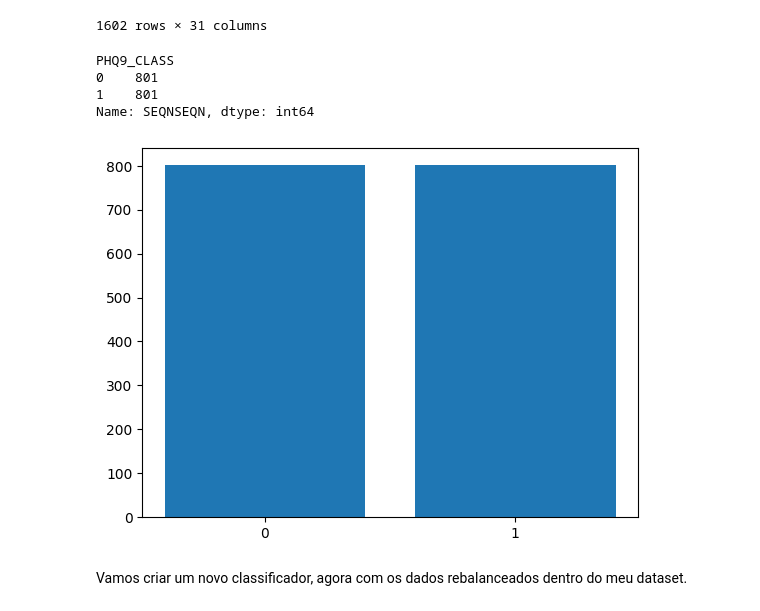
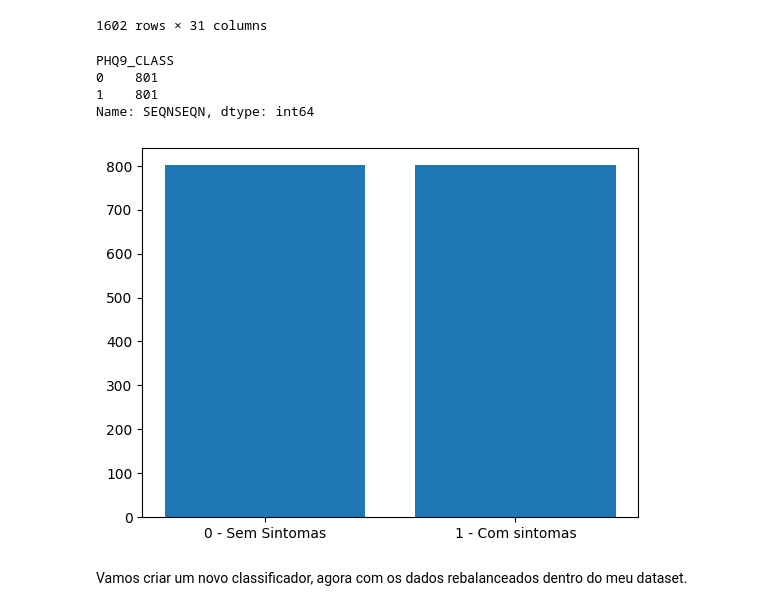
Before and after one commit to LuizAlbino/nhnes-data-project, a Jupyter notebook: logistic-regression.ipynb, the cells around one changed output. Saved outputs shown, nothing was run; the diff lists cells and outputs as text; code cells hidden in the pictures.

```diff
--- a/logistic-regression.ipynb
+++ b/logistic-regression.ipynb
@@ -331,14 +338,14 @@ Menor classe: 1 com 801 registros
 1602 rows × 31 columns
 # %%
 categorias = dataset_rebalanceado.groupby('PHQ9_CLASS')['SEQNSEQN'].count()
-plt.bar(['0','1'],categorias.iloc[:,0]) #Muito desbalanceado!
+plt.bar(['0 - Sem Sintomas','1 - Com sintomas'],categorias.iloc[:,0]) #Muito desbalanceado!
 print(categorias.iloc[:,0])
 # %% [output]
 PHQ9_CLASS
 0    801
 1    801
 Name: SEQNSEQN, dtype: int64
-[figure, old version]
+[figure, new version]
 # %% [markdown]
 Vamos criar um novo classificador, agora com os dados rebalanceados dentro do meu dataset.
 # %%
```
Also changed, not shown: parts of 6 cells of this notebook.
